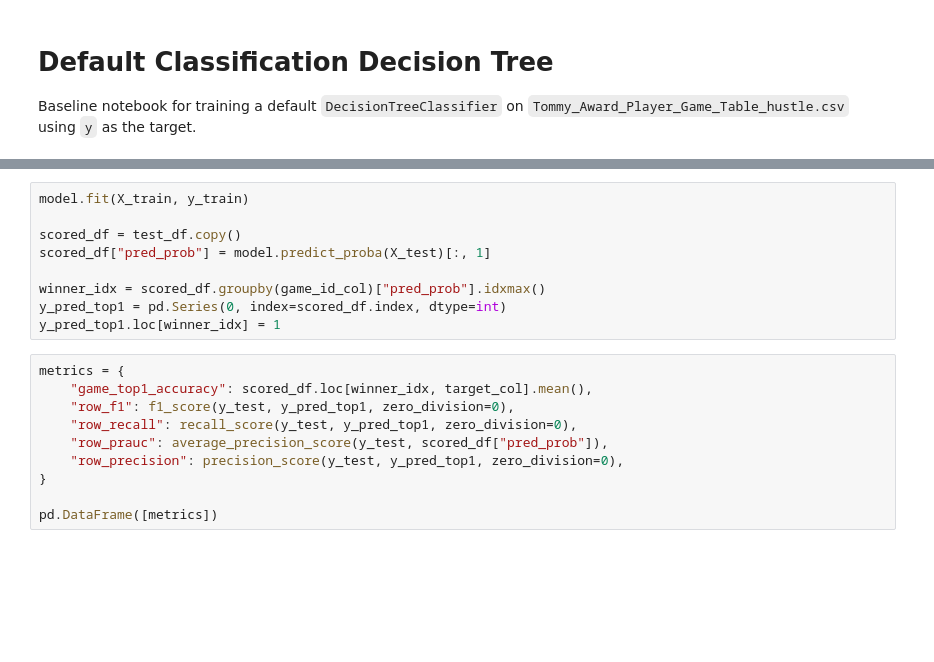
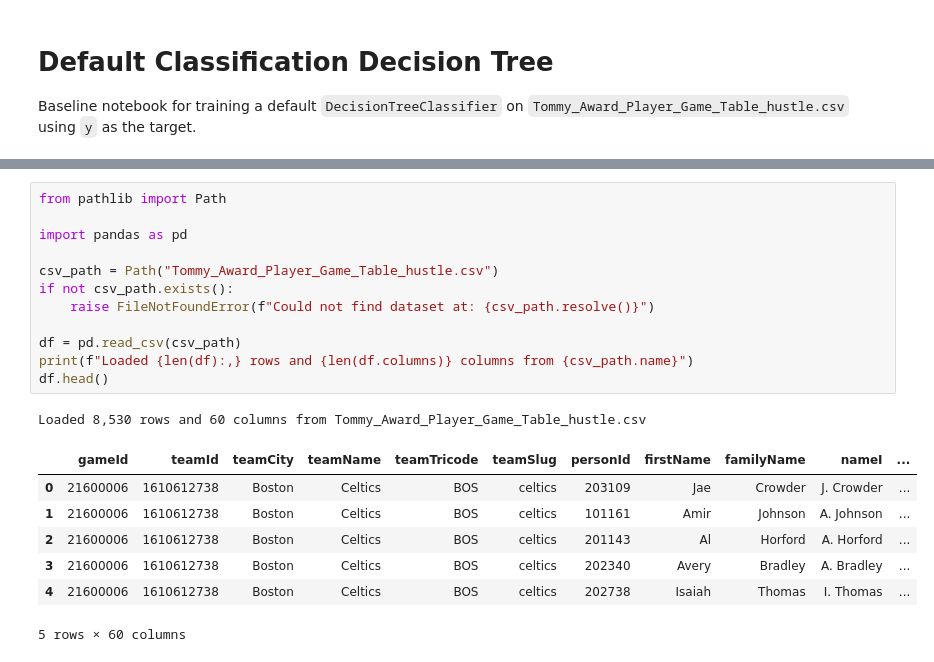
Before and after one commit to Tttaussig33/tommy-award-analysis, a Jupyter notebook: default_decision_tree_classifier.ipynb, the cells around one changed output, grey strips where cells are left out. Cells and saved outputs as stored; diff of their text form; blank space fills up the shorter version.

```diff
--- a/default_decision_tree_classifier.ipynb
+++ b/default_decision_tree_classifier.ipynb
@@ -101,19 +5,21 @@ model = Pipeline(
-# %%
-model.fit(X_train, y_train)
-
-scored_df = test_df.copy()
-scored_df["pred_prob"] = model.predict_proba(X_test)[:, 1]
-
-winner_idx = scored_df.groupby(game_id_col)["pred_prob"].idxmax()
-y_pred_top1 = pd.Series(0, index=scored_df.index, dtype=int)
-y_pred_top1.loc[winner_idx] = 1
-# %%
-metrics = {
-    "game_top1_accuracy": scored_df.loc[winner_idx, target_col].mean(),
-    "row_f1": f1_score(y_test, y_pred_top1, zero_division=0),
-    "row_recall": recall_score(y_test, y_pred_top1, zero_division=0),
-    "row_prauc": average_precision_score(y_test, scored_df["pred_prob"]),
-    "row_precision": precision_score(y_test, y_pred_top1, zero_division=0),
-}
-
-pd.DataFrame([metrics])
+# %%
+from pathlib import Path
+
+import pandas as pd
+
+csv_path = Path("Tommy_Award_Player_Game_Table_hustle.csv")
+if not csv_path.exists():
+    raise FileNotFoundError(f"Could not find dataset at: {csv_path.resolve()}")
+
+df = pd.read_csv(csv_path)
+print(f"Loaded {len(df):,} rows and {len(df.columns)} columns from {csv_path.name}")
+df.head()
+# %% [output]
+Loaded 8,530 rows and 60 columns from Tommy_Award_Player_Game_Table_hustle.csv
+|  | gameId | teamId | teamCity | teamName | teamTricode | teamSlug | personId | firstName | familyName | nameI | ... |
+| 0 | 21600006 | 1610612738 | Boston | Celtics | BOS | celtics | 203109 | Jae | Crowder | J. Crowder | ... |
+| 1 | 21600006 | 1610612738 | Boston | Celtics | BOS | celtics | 101161 | Amir | Johnson | A. Johnson | ... |
+| 2 | 21600006 | 1610612738 | Boston | Celtics | BOS | celtics | 201143 | Al | Horford | A. Horford | ... |
+| 3 | 21600006 | 1610612738 | Boston | Celtics | BOS | celtics | 202340 | Avery | Bradley | A. Bradley | ... |
+| 4 | 21600006 | 1610612738 | Boston | Celtics | BOS | celtics | 202738 | Isaiah | Thomas | I. Thomas | ... |
+5 rows × 60 columns
```
Also changed, not shown: parts of 10 cells of this notebook, 3 other files.
